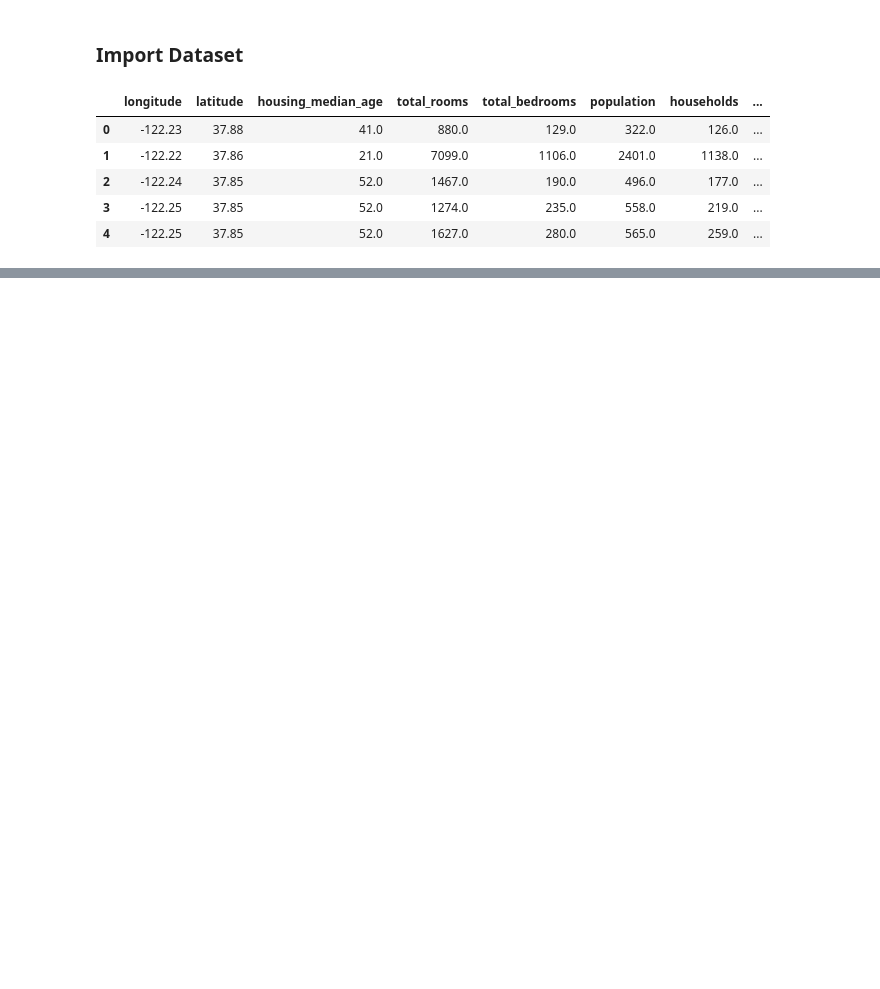
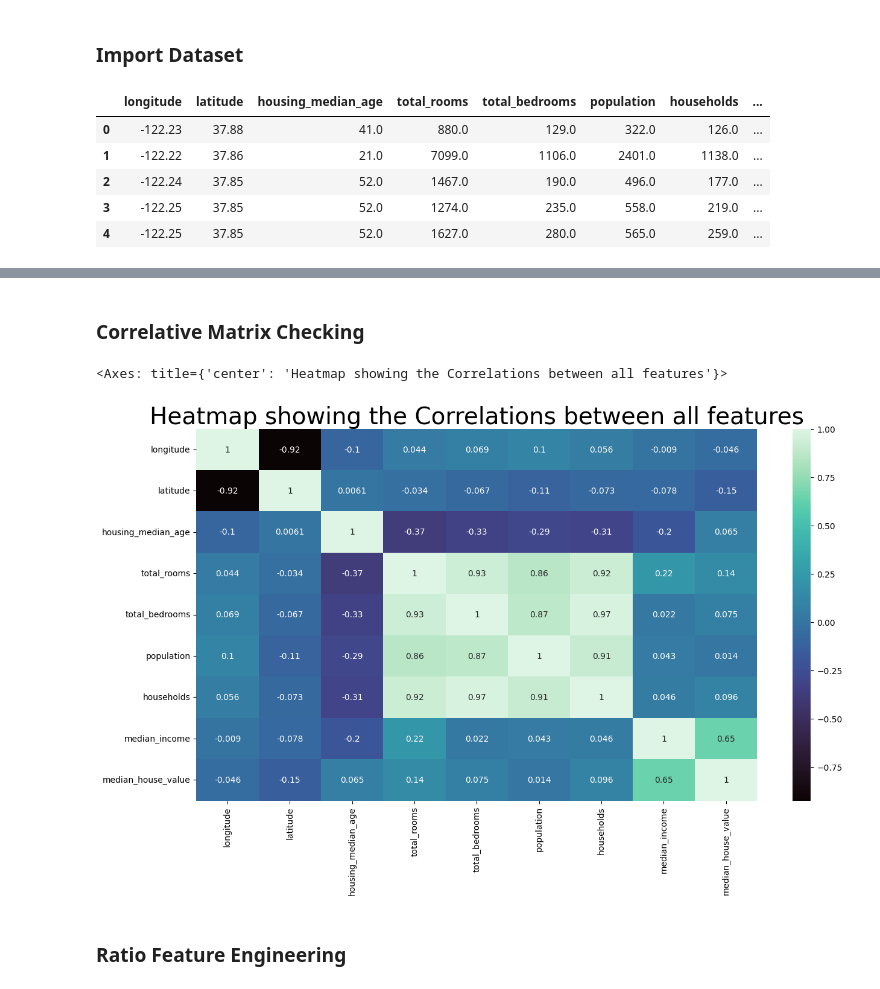
Before and after one commit to alaricbat/LinearRegression, a Jupyter notebook: linear_regression.ipynb, the cells around one changed output, grey strips where cells are left out. Saved outputs shown, nothing was run; the diff lists cells and outputs as text; code cells hidden in the pictures; blank space fills up the shorter version.

Commit message:
Common:20260913:LinearRegression:Visualize Data

```diff
--- a/linear_regression.ipynb
+++ b/linear_regression.ipynb
@@ -13,3 +15,7 @@ df.head()
 | 2 | -122.24 | 37.85 | 52.0 | 1467.0 | 190.0 | 496.0 | 177.0 | ... |
 | 3 | -122.25 | 37.85 | 52.0 | 1274.0 | 235.0 | 558.0 | 219.0 | ... |
 | 4 | -122.25 | 37.85 | 52.0 | 1627.0 | 280.0 | 565.0 | 259.0 | ... |
+# %%
+# Remove data points which have ['median_house_value'] > 500000
+df_loc = df[df['median_house_value'].astype(int) < 500000].copy()
+df_loc.shape
@@ -15,0 +38,4 @@ df.head()
+# %%
+#Fill NA value into ['total_bedrooms']
+df_loc['total_bedrooms'] = df_loc['total_bedrooms'].fillna(df_loc['total_bedrooms'].median())
+df_loc.isnull().sum()
@@ -15,0 +113,12 @@ df.head()
+# %% [markdown]
+### Correlative Matrix Checking
+# %%
+corr_df = df_loc.drop(['ocean_proximity'], axis=1)
+plt.figure(figsize=(15, 8))
+plt.title("Heatmap showing the Correlations between all features", fontsize=28)
+sns.heatmap(corr_df.corr(), annot=True, cmap='mako')
+# %% [output]
+<Axes: title={'center': 'Heatmap showing the Correlations between all features'}>
+[figure, added]
+# %% [markdown]
+### Ratio Feature Engineering
```
Also changed, not shown: parts of 14 cells of this notebook, 1 other file.
